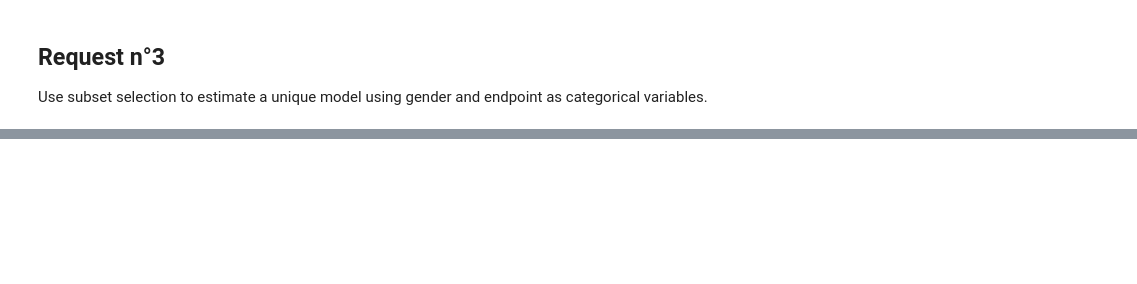
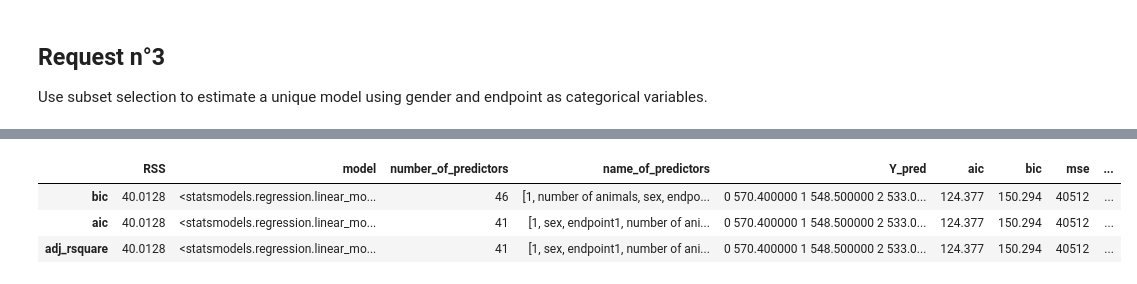
Before and after one commit to AndreaPrati98/EFSA_study, a Jupyter notebook: EFSA_study.ipynb, the cells around one changed output, grey strips where cells are left out. Saved outputs shown, nothing was run; the diff lists cells and outputs as text; code cells hidden in the pictures; blank space fills up the shorter version.

```diff
--- a/EFSA_study.ipynb
+++ b/EFSA_study.ipynb
@@ -379,0 +387,7 @@ best_models
+# %%
+best_models_bw
+# %% [output]
+|  | RSS | model | number_of_predictors | name_of_predictors | Y_pred | aic | bic | mse | ... |
+| bic | 40.0128 | <statsmodels.regression.linear_mo... | 46 | [1, number of animals, sex, endpo... | 0 570.400000 1 548.500000 2 533.0... | 124.377 | 150.294 | 40512 | ... |
+| aic | 40.0128 | <statsmodels.regression.linear_mo... | 41 | [1, sex, endpoint1, number of ani... | 0 570.400000 1 548.500000 2 533.0... | 124.377 | 150.294 | 40512 | ... |
+| adj_rsquare | 40.0128 | <statsmodels.regression.linear_mo... | 41 | [1, sex, endpoint1, number of ani... | 0 570.400000 1 548.500000 2 533.0... | 124.377 | 150.294 | 40512 | ... |
```
Also changed, not shown: parts of 21 cells of this notebook.
